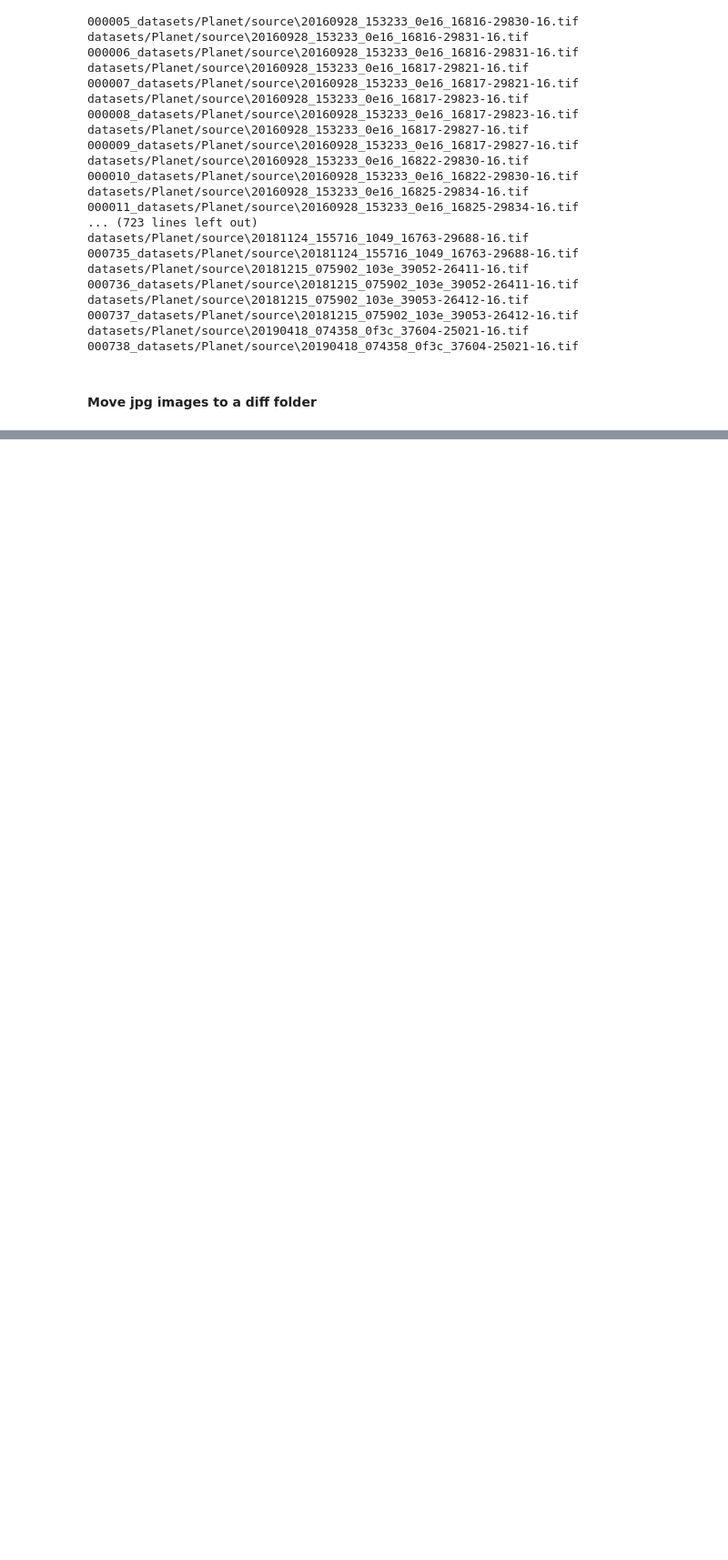
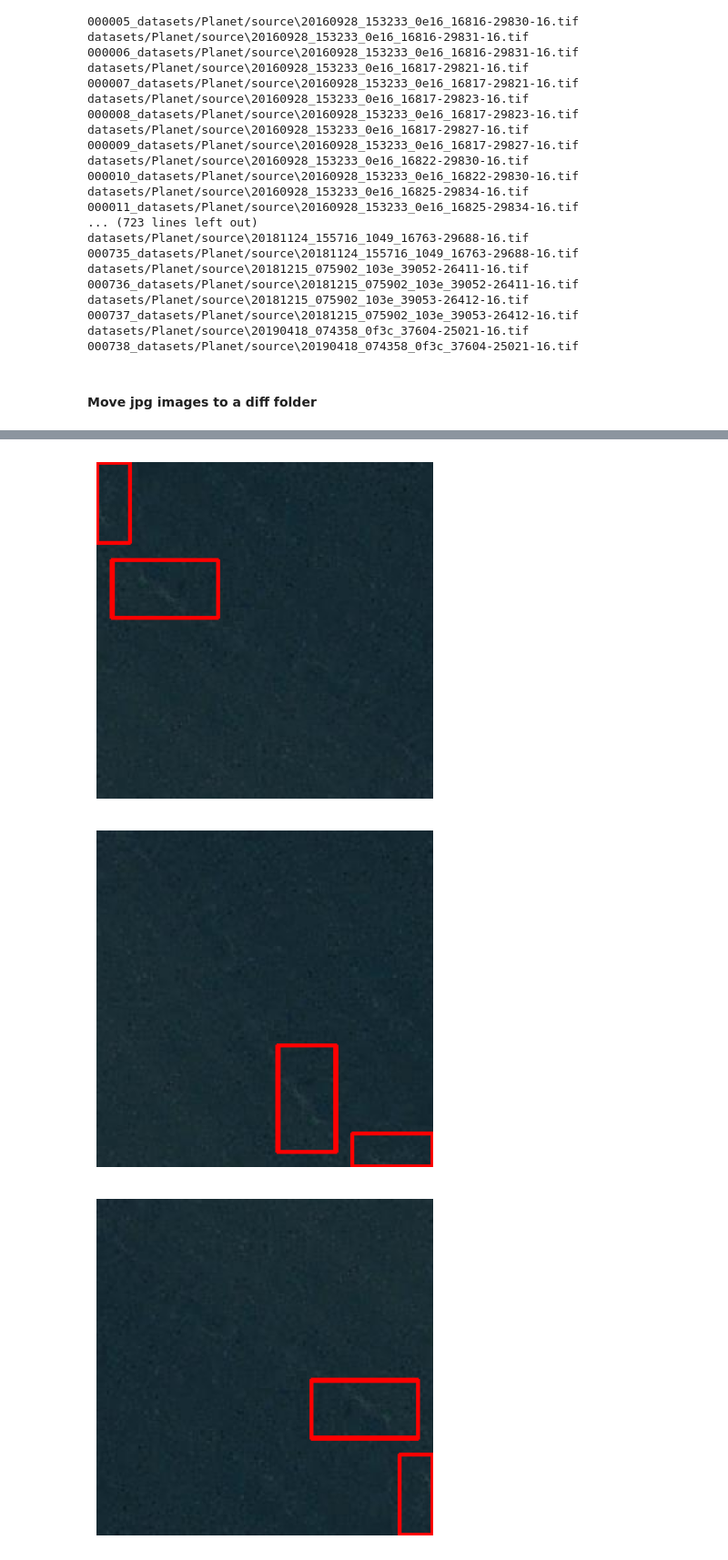
Before and after one commit to AdityaHegde712/Marine-Debris-Detection, a Jupyter notebook: data_exploration_planet.ipynb, the cells around one changed output, grey strips where cells are left out. Shown at 91% size. Drawn from its saved outputs; the diff is of its cells as text; code cells hidden in the pictures; blank space fills up the shorter version.

```diff
--- a/data_exploration_planet.ipynb
+++ b/data_exploration_planet.ipynb
@@ -276,0 +263,18 @@ for file in source_files:
+# %%
+import os
+import shutil
+from glob import glob
+
+source_folder = "datasets/Planet/jpg_source"
+txt_folder = "datasets/Planet/yolo_labels"
+
+images = sorted(glob(source_folder + "/*.jpg"))
+txt_files = sorted(glob(txt_folder + "/*.txt"))
+
+assert len(images) == len(txt_files), "Number of images and text files do not match"
+
+for image, label in zip(images, txt_files):
+    image_name = os.path.splitext(os.path.basename(image))[0]
+    label_name = os.path.splitext(os.path.basename(label))[0]
+
+    assert image_name == label_name, f"Image and label names do not match: {image_name} != {label_name}"
@@ -276,0 +329,44 @@ for file in source_files:
+# %%
+import matplotlib.pyplot as plt
+
+
+def visualize(image: np.ndarray, bboxes: List[List[int]]):
+    for bbox in bboxes:
+        x, y, w, h, _ = bbox
+        x1, y1 = int((x - w / 2) * image.shape[1]), int((y - h / 2) * image.shape[0])
+        x2, y2 = int((x + w / 2) * image.shape[1]), int((y + h / 2) * image.shape[0])
+        cv2.rectangle(image, (x1, y1), (x2, y2), (255, 0, 0), 2)
+    plt.imshow(image)
+    plt.axis("off")
+    plt.show()
+
+
+def augment_images(original_image: np.ndarray, original_bboxes: List[List[int]]):
+    images_list = []
+    bboxes_list = []
+    counter = 0
+    while counter < 5:
+        transformed = transform(image=original_image, bboxes=original_bboxes)
+        transformed_image = transformed["image"]
+        transformed_bboxes = transformed["bboxes"]
+
+        # Check for uniqueness by comparing the transformations
+        unique = True
+        for img, bbox in zip(images_list, bboxes_list):
+            if np.array_equal(transformed_image, img) and transformed_bboxes == bbox:
+                unique = False
+                break
+
+        if np.array_equal(transformed_image, original_image) and transformed_bboxes == original_bboxes:
+            unique = False
+
+        if unique:
+            images_list.append(transformed_image)
+            bboxes_list.append(transformed_bboxes)
+            counter += 1
+
+    return images_list, bboxes_list
+# %% [output]
+[figure, added]
+[figure, added]
+[figure, added]
```
Also changed, not shown: parts of 4 cells of this notebook, 1 other file.
